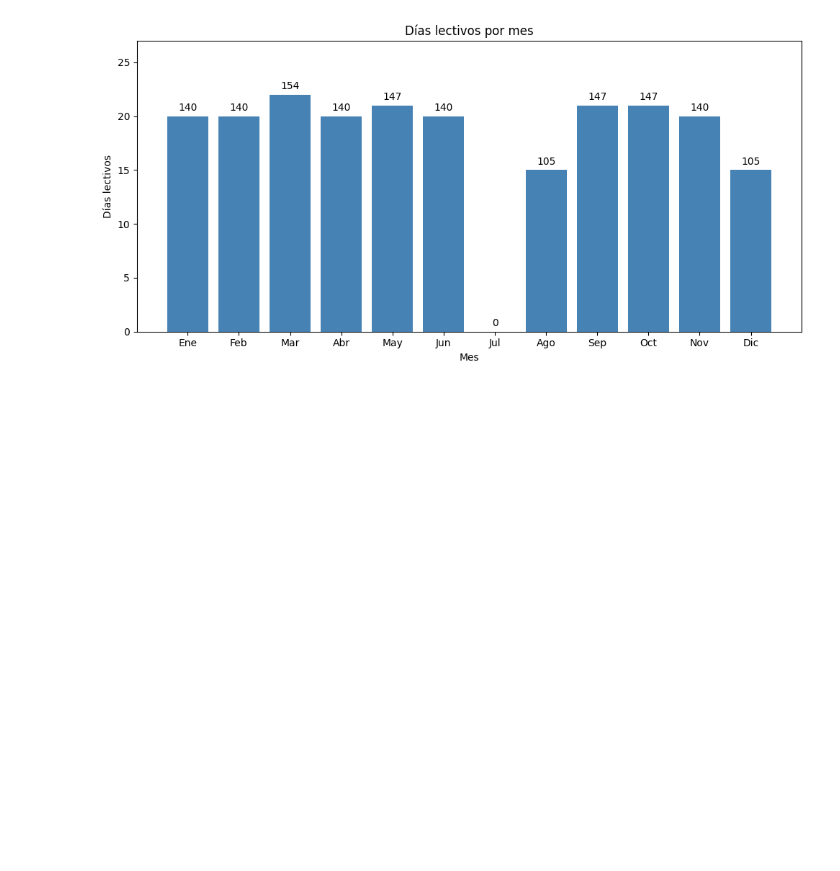
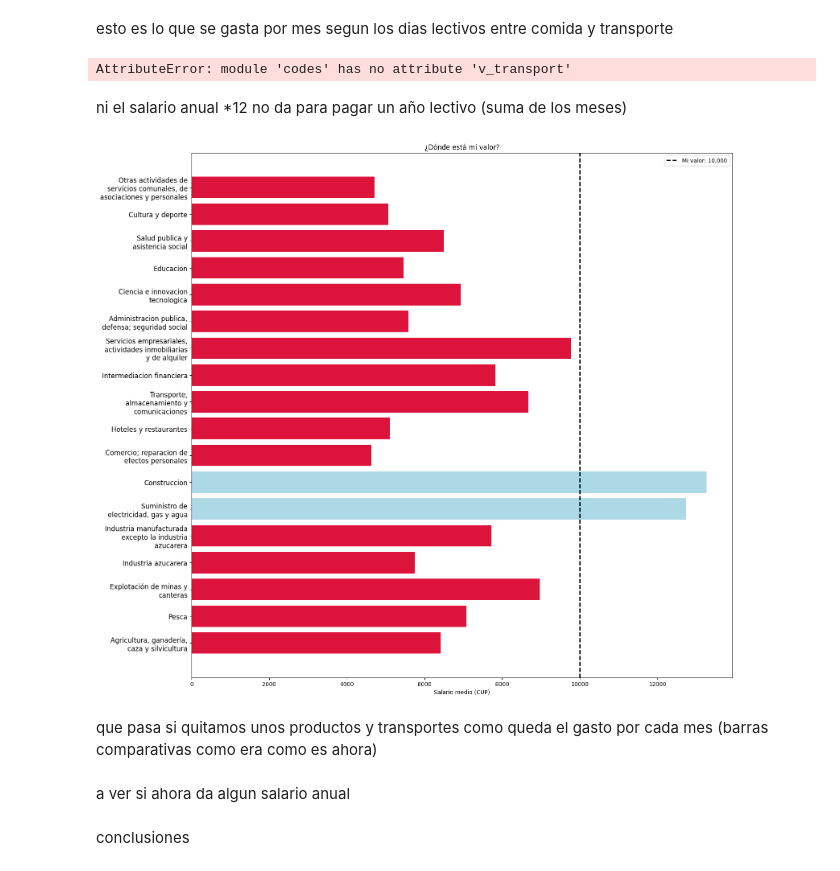
Before and after one commit to Samy0301/IP-ICD-Project, a Jupyter notebook: history.ipynb, the cells around one changed output. Cells and saved outputs as stored; diff of their text form; code cells hidden in the pictures; blank space fills up the shorter version.

```diff
--- a/history.ipynb
+++ b/history.ipynb
@@ -39,30 +41,37 @@ AttributeError: module 'codes' has no attribute 'dic_transport_routs'
+# %% [markdown]
+esto es lo que se gasta por mes segun los dias lectivos entre comida y transporte
 # %%
+import os
+import numpy as np
+import plotly.graph_objects as go
 import matplotlib.pyplot as plt
+from IPython.display import Markdown
+import textwrap
+import codes
 
-# ---------- datos ----------
 meses_dias = {
-    "Ene": 20, "Feb": 20, "Mar": 22, "Abr": 20,
-    "May": 21, "Jun": 20, "Jul": 0,  "Ago": 15,
-    "Sep": 21, "Oct": 21, "Nov": 20, "Dic": 15
-}
+        "Ene": 20, "Feb": 20, "Mar": 21, "Abr": 17,
+        "May": 22, "Jun": 20, "Jul": 0,  "Ago": 0,
+        "Sep": 17, "Oct": 21, "Nov": 20, "Dic": 15
+    }
 
-v = 7   # gasto diario
+v = codes.v_meal + codes.v_transport
 
 meses = list(meses_dias.keys())
 dias  = list(meses_dias.values())
-# gasto mensual = días * v
+    # gasto mensual = días * v
 gasto = [d * v for d in dias]
 
-# ---------- gráfico ----------
+    # ---------- gráfico ----------
 plt.figure(figsize=(10, 5))
 barras = plt.bar(meses, dias, color="steelblue")
 
-# texto con gasto encima
+    # texto con gasto encima
 for barra, g in zip(barras, gasto):
-    plt.text(barra.get_x() + barra.get_width()/2,
-             barra.get_height() + 0.3,
-             str(g),
-             ha="center", va="bottom")
+        plt.text(barra.get_x() + barra.get_width()/2,
+                barra.get_height() + 0.3,
+                str(g),
+                ha="center", va="bottom")
 
 plt.xlabel("Meses")
 plt.ylabel("Días lectivos")
@@ -71,4 +80,40 @@ plt.ylim(0, max(dias) + 5)
 plt.tight_layout()
 plt.show()
 # %% [output]
-[figure, removed]
+AttributeError: module 'codes' has no attribute 'v_transport'
+# %% [markdown]
+ni el salario anual *12 no da para pagar un año lectivo (suma de los meses)
+# %%
+import os
+import numpy as np
+import plotly.graph_objects as go
+import matplotlib.pyplot as plt
+from IPython.display import Markdown
+import textwrap
+import codes
+
+import matplotlib.pyplot as plt
+import textwrap
+
+datos = codes.js_salary         # tu dict largo
+mi_valor = 10_000
+
+sectores = [textwrap.fill(k, 25) for k in datos.keys()]
+salarios = list(datos.values())
+colores  = ['crimson' if s < mi_valor else 'lightblue' for s in salarios]
+
+# ---------- figura MUY alargada ----------
+plt.figure(figsize=(16, 14))          # 20 pulgadas de alto
+plt.barh(range(len(sectores)), salarios, color=colores)
+plt.axvline(mi_valor, color='k', ls='--', lw=2, label=f'Mi valor: {mi_valor:,.0f}')
+
+plt.yticks(range(len(sectores)), sectores, fontsize=12)
+plt.xlabel('Salario medio (CUP)')
+plt.title('¿Dónde está mi valor?')
+plt.legend()
+plt.tight_layout()
+plt.show()
+# %% [output]
+[figure, added]
+# %% [markdown]
+que pasa si quitamos unos productos y transportes como queda el gasto por cada mes (barras comparativas como era como es ahora)
@@ -74,0 +128,2 @@ plt.show()
+# %% [markdown]
+a ver si ahora da algun salario anual
@@ -74,0 +138,2 @@ plt.show()
+# %% [markdown]
+conclusiones
```
Also changed, not shown: parts of 10 cells of this notebook, 10 other files.
